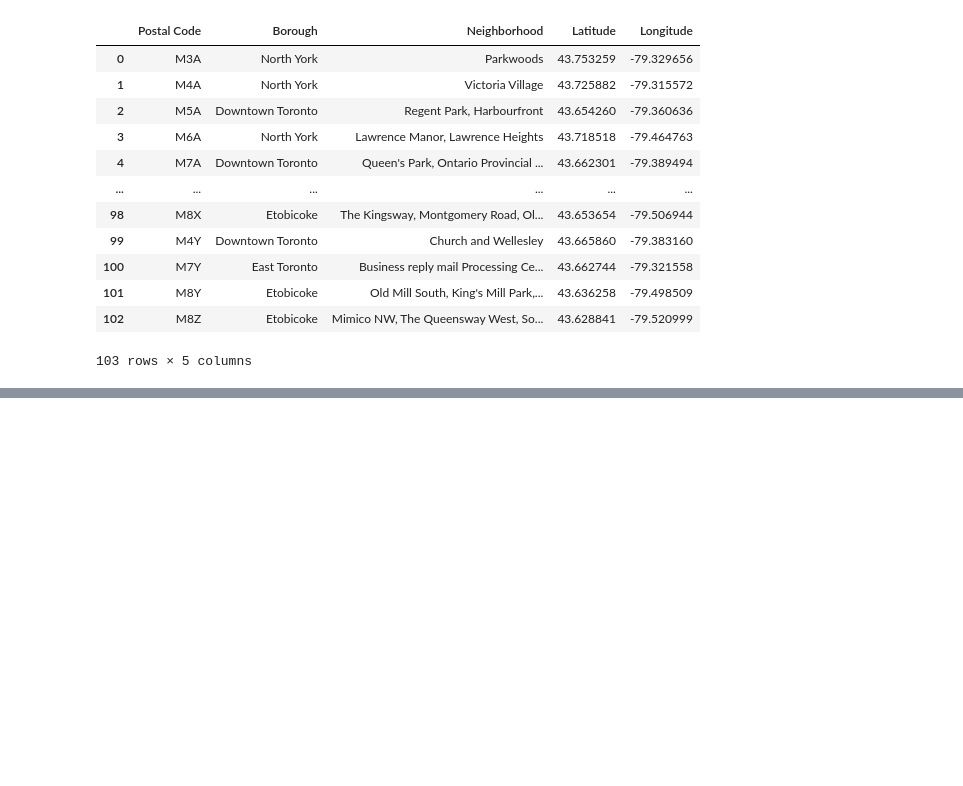
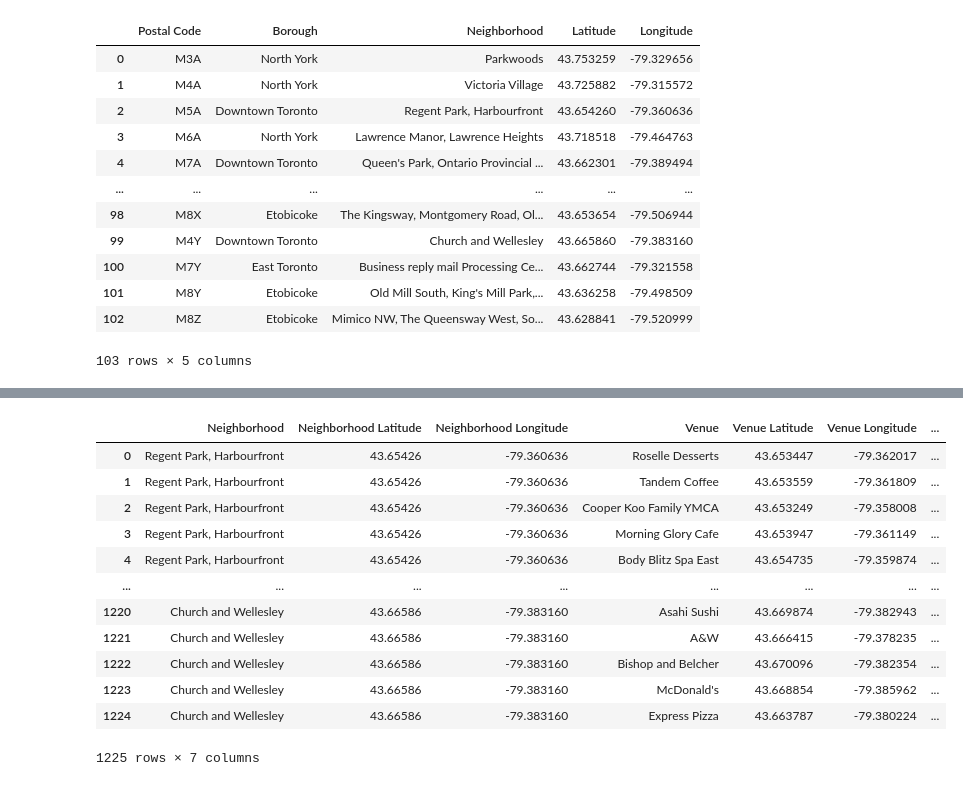
Before and after one commit to ryman016/Coursera_Capstone, a Jupyter notebook: Toronto City Segmentation .ipynb, the cells around one changed output, grey strips where cells are left out. Drawn from its saved outputs; the diff is of its cells as text; code cells hidden in the pictures; blank space fills up the shorter version.

```diff
--- a/Toronto City Segmentation .ipynb
+++ b/Toronto City Segmentation .ipynb
@@ -80,0 +137,22 @@ combined_df
+# %%
+#latitude and longitude of toronto
+latitude = 43.6532
+longitude = -79.3832
+
+# creating a map of Toronto using latitude and longitude values
+map_toronto = folium.Map(location=[latitude, longitude], zoom_start=13)
+
+# add markers to map
+for lat, lng, label in zip(toronto_data['Latitude'], toronto_data['Longitude'], toronto_data['Neighborhood']):
+    label = folium.Popup(label, parse_html=True)
+    folium.CircleMarker(
+        [lat, lng],
+        radius=5,
+        popup=label,
+        color='blue',
+        fill=True,
+        fill_color='#3186cc',
+        fill_opacity=0.7,
+        parse_html=False).add_to(map_toronto)
+
+map_toronto
@@ -80,0 +243,17 @@ combined_df
+# %%
+toronto_venues.head()
+toronto_venues
+# %% [output]
+|  | Neighborhood | Neighborhood Latitude | Neighborhood Longitude | Venue | Venue Latitude | Venue Longitude | ... |
+| 0 | Regent Park, Harbourfront | 43.65426 | -79.360636 | Roselle Desserts | 43.653447 | -79.362017 | ... |
+| 1 | Regent Park, Harbourfront | 43.65426 | -79.360636 | Tandem Coffee | 43.653559 | -79.361809 | ... |
+| 2 | Regent Park, Harbourfront | 43.65426 | -79.360636 | Cooper Koo Family YMCA | 43.653249 | -79.358008 | ... |
+| 3 | Regent Park, Harbourfront | 43.65426 | -79.360636 | Morning Glory Cafe | 43.653947 | -79.361149 | ... |
+| 4 | Regent Park, Harbourfront | 43.65426 | -79.360636 | Body Blitz Spa East | 43.654735 | -79.359874 | ... |
+| ... | ... | ... | ... | ... | ... | ... | ... |
+| 1220 | Church and Wellesley | 43.66586 | -79.383160 | Asahi Sushi | 43.669874 | -79.382943 | ... |
+| 1221 | Church and Wellesley | 43.66586 | -79.383160 | A&W | 43.666415 | -79.378235 | ... |
+| 1222 | Church and Wellesley | 43.66586 | -79.383160 | Bishop and Belcher | 43.670096 | -79.382354 | ... |
+| 1223 | Church and Wellesley | 43.66586 | -79.383160 | McDonald's | 43.668854 | -79.385962 | ... |
+| 1224 | Church and Wellesley | 43.66586 | -79.383160 | Express Pizza | 43.663787 | -79.380224 | ... |
+1225 rows × 7 columns
```
Also changed, not shown: parts of 27 cells of this notebook.
